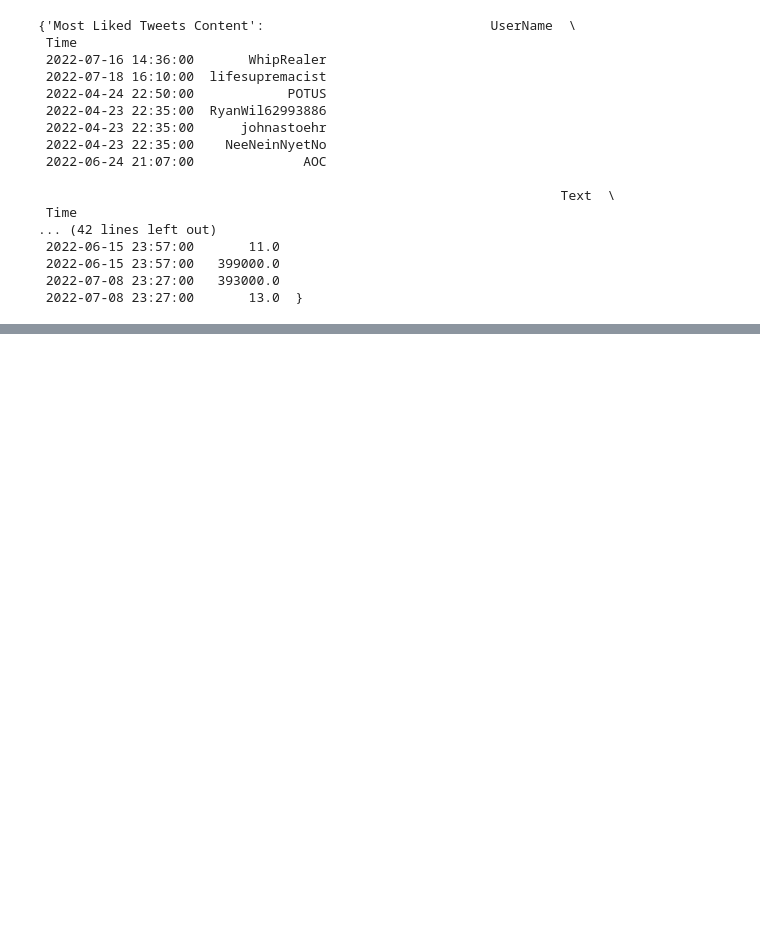
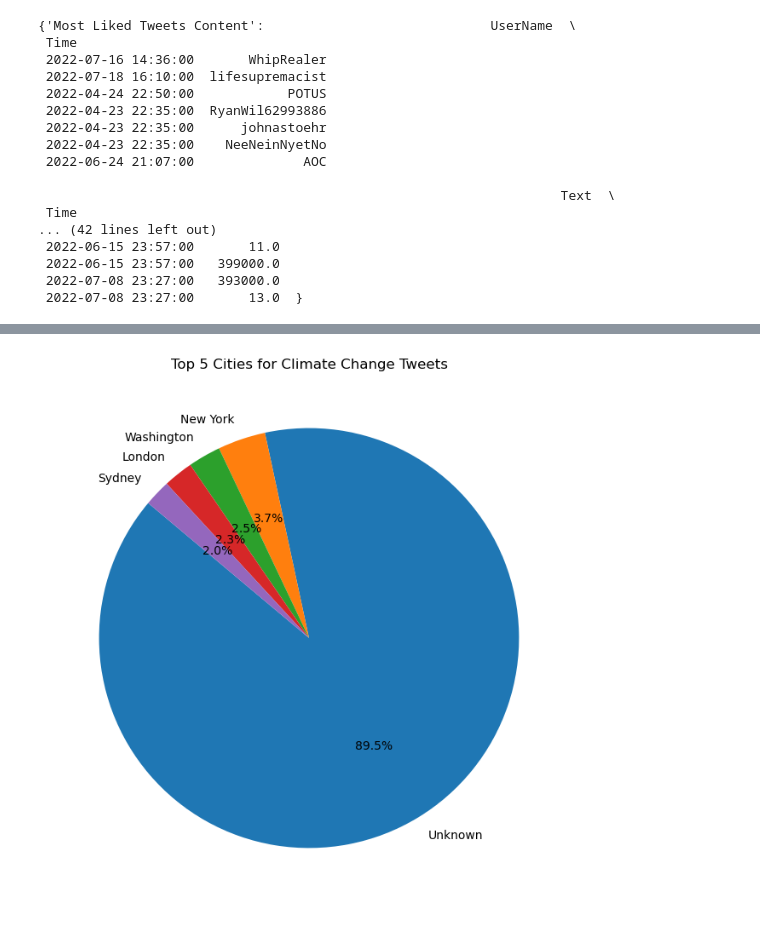
Before and after one commit to ZSoleimani/Tweets-network, a Jupyter notebook: Tweets-network.ipynb, the cells around one changed output, grey strips where cells are left out. Cells and saved outputs as stored; diff of their text form; code cells hidden in the pictures; blank space fills up the shorter version.

```diff
--- a/Tweets-network.ipynb
+++ b/Tweets-network.ipynb
@@ -231,0 +430,7 @@ most_engaged_tweets_content
+# %%
+# Standardizing country names
+tweets_cleaned['Country'] = tweets_cleaned['Country'].replace({'CA': 'Canada', 'NY': 'United States'})
+
+# Handling missing values (if any)
+tweets_cleaned['City'].fillna('Unknown', inplace=True)
+tweets_cleaned['Country'].fillna('Unknown', inplace=True)
@@ -231,0 +464,12 @@ most_engaged_tweets_content
+# %%
+# Visualization
+# Selecting the top 5 cities
+top_cities = tweets_cleaned['City'].value_counts().head(5)
+
+# Plotting
+top_cities.plot(kind='pie', autopct='%1.1f%%', figsize=(8, 8), startangle=140)
+plt.title('Top 5 Cities for Climate Change Tweets')
+plt.ylabel('')  # Hide the y-label
+plt.show()
+# %% [output]
+[figure, added]
```
Also changed, not shown: parts of 31 cells of this notebook.
